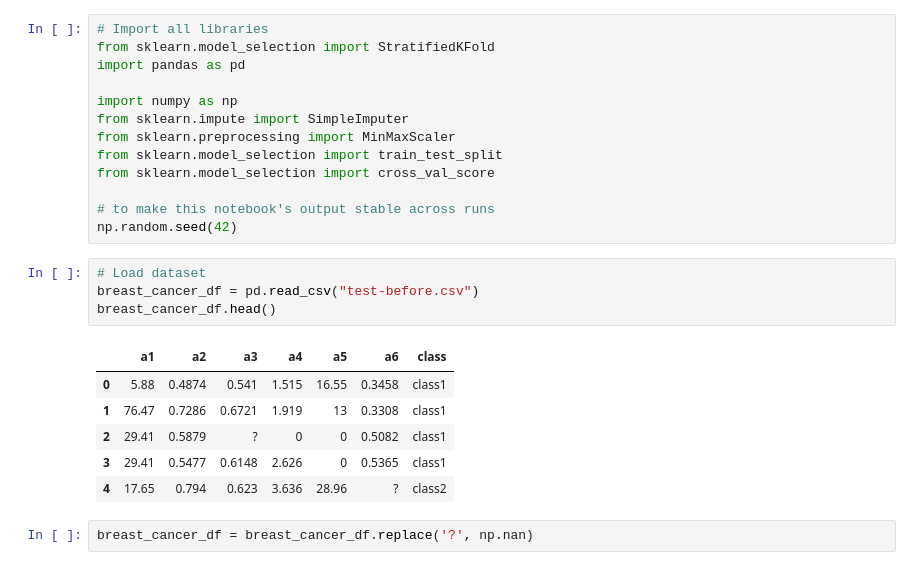
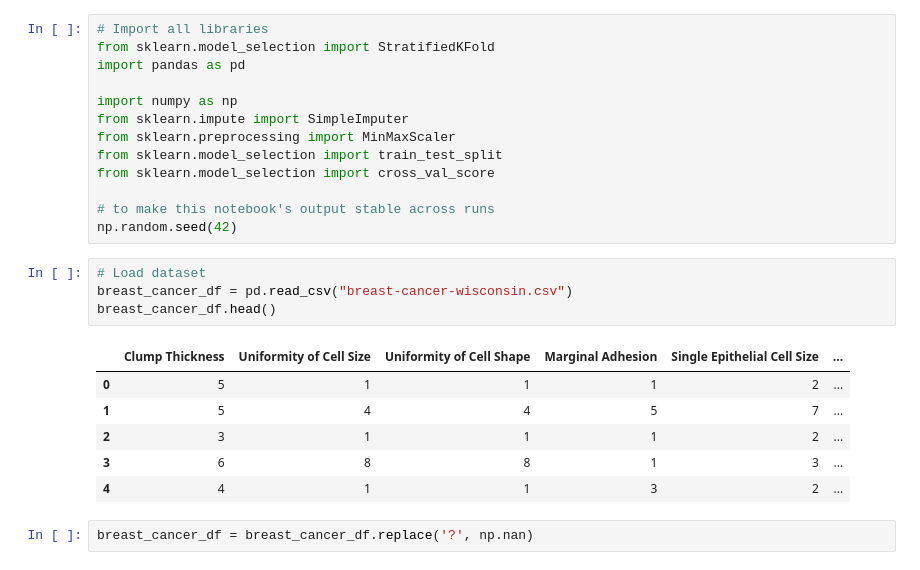
Before and after one commit to HillaryMulyadi/Assignment-1, a Jupyter notebook: a1-COMP5318-2023.ipynb, the cells around one changed output. Saved outputs shown, nothing was run; the diff lists cells and outputs as text.

```diff
--- a/a1-COMP5318-2023.ipynb
+++ b/a1-COMP5318-2023.ipynb
@@ -17,15 +17,15 @@ from sklearn.model_selection import cross_val_score
 np.random.seed(42)
 # %%
 # Load dataset
-breast_cancer_df = pd.read_csv("test-before.csv")
+breast_cancer_df = pd.read_csv("breast-cancer-wisconsin.csv")
 breast_cancer_df.head()
 # %% [output]
-|  | a1 | a2 | a3 | a4 | a5 | a6 | class |
-| 0 | 5.88 | 0.4874 | 0.541 | 1.515 | 16.55 | 0.3458 | class1 |
-| 1 | 76.47 | 0.7286 | 0.6721 | 1.919 | 13 | 0.3308 | class1 |
-| 2 | 29.41 | 0.5879 | ? | 0 | 0 | 0.5082 | class1 |
-| 3 | 29.41 | 0.5477 | 0.6148 | 2.626 | 0 | 0.5365 | class1 |
-| 4 | 17.65 | 0.794 | 0.623 | 3.636 | 28.96 | ? | class2 |
+|  | Clump Thickness | Uniformity of Cell Size | Uniformity of Cell Shape | Marginal Adhesion | Single Epithelial Cell Size | ... |
+| 0 | 5 | 1 | 1 | 1 | 2 | ... |
+| 1 | 5 | 4 | 4 | 5 | 7 | ... |
+| 2 | 3 | 1 | 1 | 1 | 2 | ... |
+| 3 | 6 | 8 | 8 | 1 | 3 | ... |
+| 4 | 4 | 1 | 1 | 3 | 2 | ... |
 # %%
 breast_cancer_df = breast_cancer_df.replace('?', np.nan)
 # %%
```
Also changed, not shown: parts of 9 cells of this notebook, 1 other file.
